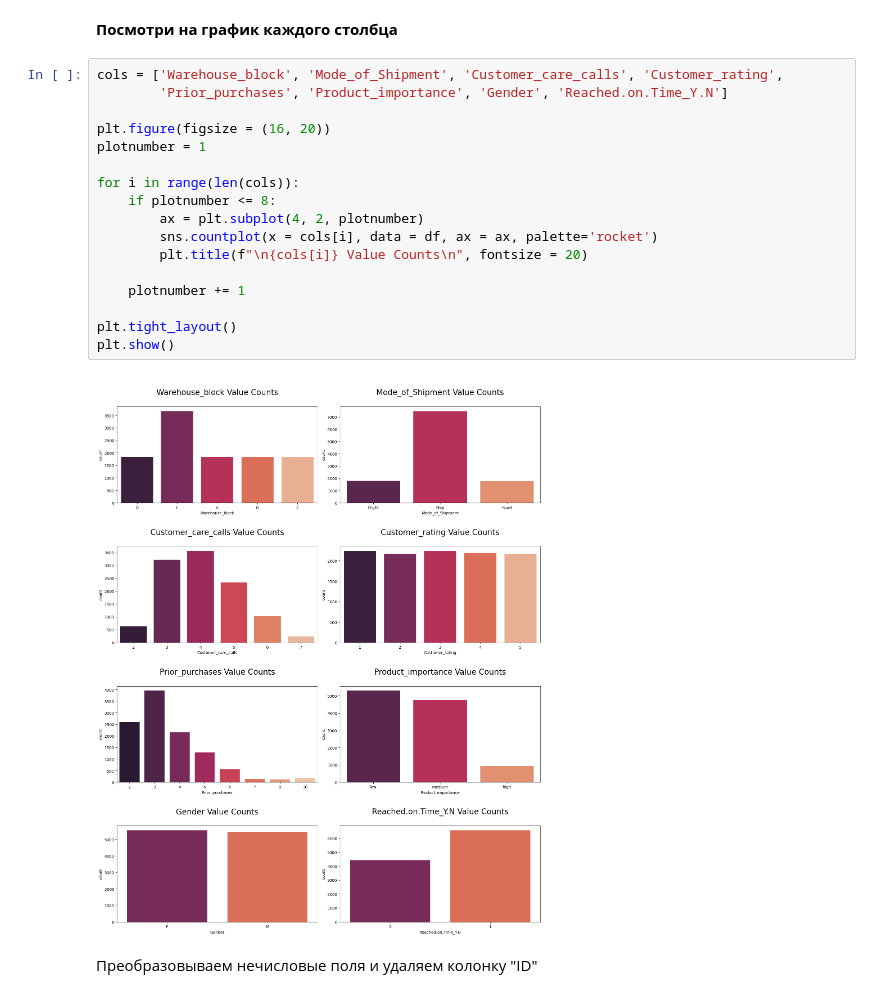
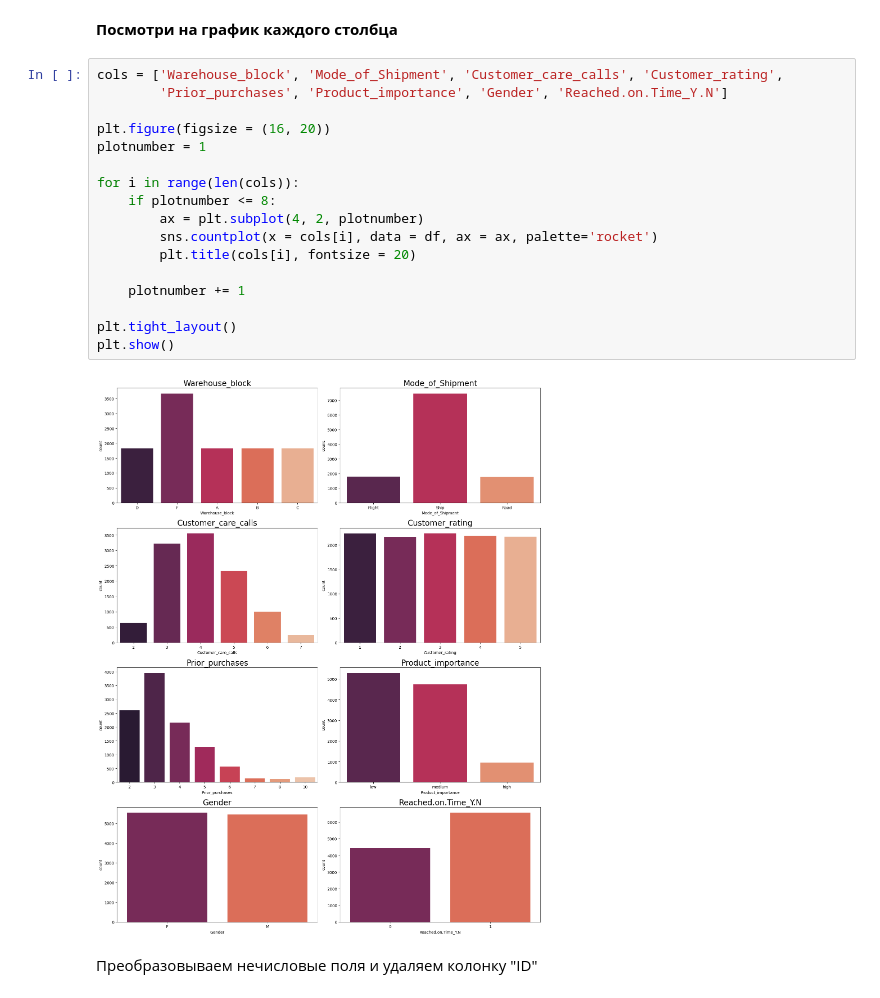
Before and after one commit to yarmukh/Course_Project_Python_in_Science-Engineering, a Jupyter notebook: my_project.ipynb, the cells around one changed output. Saved outputs shown, nothing was run; the diff lists cells and outputs as text.

```diff
--- a/my_project.ipynb
+++ b/my_project.ipynb
@@ -22,22 +23,22 @@ df.head()
 # %%
 cols = ['Warehouse_block', 'Mode_of_Shipment', 'Customer_care_calls', 'Customer_rating',
         'Prior_purchases', 'Product_importance', 'Gender', 'Reached.on.Time_Y.N']
 
 plt.figure(figsize = (16, 20))
 plotnumber = 1
 
 for i in range(len(cols)):
     if plotnumber <= 8:
         ax = plt.subplot(4, 2, plotnumber)
         sns.countplot(x = cols[i], data = df, ax = ax, palette='rocket')
-        plt.title(f"\n{cols[i]} Value Counts\n", fontsize = 20)
+        plt.title(cols[i], fontsize = 20)
 
     plotnumber += 1
 
 plt.tight_layout()
 plt.show()
 # %% [output]
-[figure, old version]
+[figure, new version]
 # %% [markdown]
 Преобразовываем нечисловые поля и удаляем колонку "ID"
 # %%
```
Also changed, not shown: parts of 16 cells of this notebook, 2 other files.
